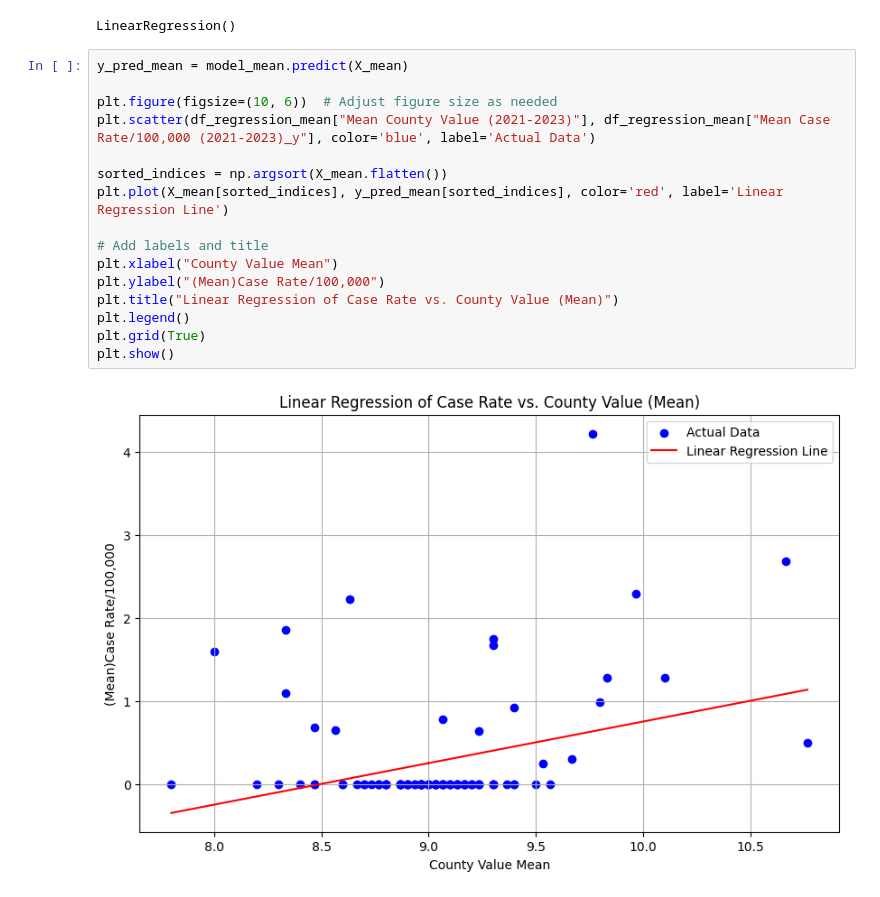
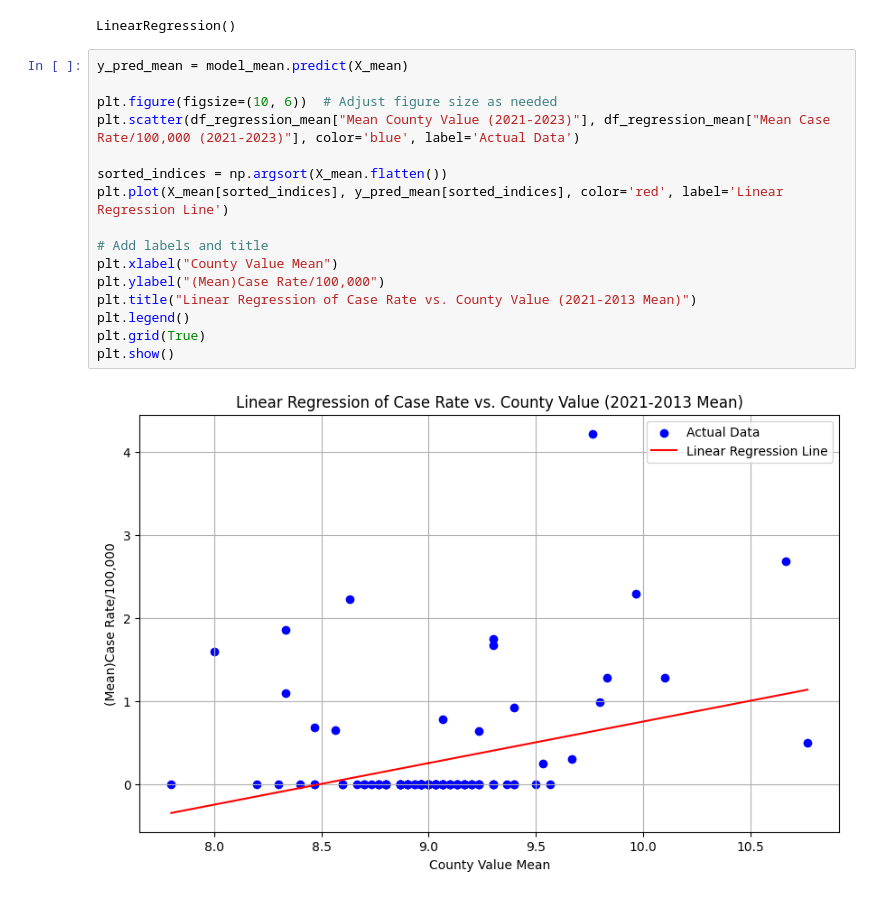
Before and after one commit to christineCLWong/idph_air_pollution_infectious, a Jupyter notebook: tuberculosis.ipynb, the cells around one changed output. Drawn from its saved outputs; the diff is of its cells as text.

```diff
--- a/tuberculosis.ipynb
+++ b/tuberculosis.ipynb
@@ -561,18 +561,18 @@ LinearRegression()
 # %%
 y_pred_mean = model_mean.predict(X_mean)
 
 plt.figure(figsize=(10, 6))  # Adjust figure size as needed
-plt.scatter(df_regression_mean["Mean County Value (2021-2023)"], df_regression_mean["Mean Case Rate/100,000 (2021-2023)_y"], color='blue', label='Actual Data')
+plt.scatter(df_regression_mean["Mean County Value (2021-2023)"], df_regression_mean["Mean Case Rate/100,000 (2021-2023)"], color='blue', label='Actual Data')
 
 sorted_indices = np.argsort(X_mean.flatten())
 plt.plot(X_mean[sorted_indices], y_pred_mean[sorted_indices], color='red', label='Linear Regression Line')
 
 # Add labels and title
 plt.xlabel("County Value Mean")
 plt.ylabel("(Mean)Case Rate/100,000")
-plt.title("Linear Regression of Case Rate vs. County Value (Mean)")
+plt.title("Linear Regression of Case Rate vs. County Value (2021-2013 Mean)")
 plt.legend()
 plt.grid(True)
 plt.show()
 # %% [output]
-[figure, old version]
+[figure, new version]
```
